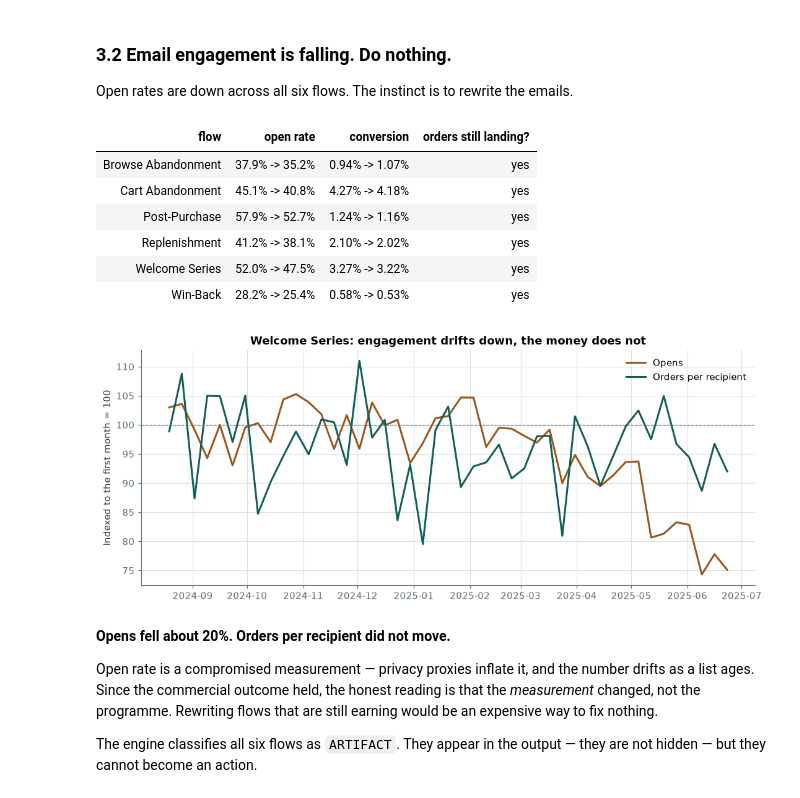
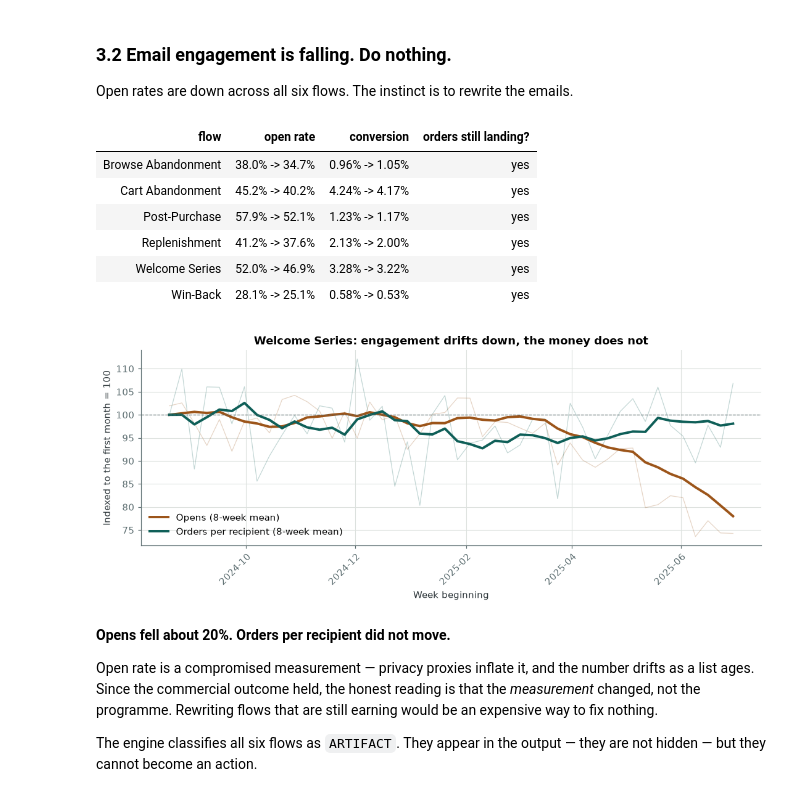
Before and after one commit to NguyenIslandBoy/ecommerce-trading-engine, a Jupyter notebook: notebooks/walkthrough.ipynb, the cells around one changed output. Saved outputs shown, nothing was run; the diff lists cells and outputs as text; code cells hidden in the pictures.

```diff
--- a/notebooks/walkthrough.ipynb
+++ b/notebooks/walkthrough.ipynb
@@ -30,6 +30,7 @@ from pathlib import Path
 warnings.filterwarnings("ignore")
 sys.path.insert(0, str(Path.cwd().parent))
 
+import matplotlib.dates as mdates
 import matplotlib.pyplot as plt
 import numpy as np
 import pandas as pd
@@ -48,8 +49,22 @@ plt.rcParams.update({
     "legend.frameon": False,
 })
 
+def date_axis(ax, label, fmt="%Y-%m", locator=None, rotation=45):
+    # A readable date axis: named, formatted, and angled so ticks never collide.
+    # Matplotlib draws date ticks horizontally by default, and they overlap as
+    # soon as the labels are wider than the spacing - immediately, for YYYY-MM.
+    if locator is not None:
+        ax.xaxis.set_major_locator(locator)
+    ax.xaxis.set_major_formatter(mdates.DateFormatter(fmt))
+    ax.set_xlabel(label)
+    for tick in ax.get_xticklabels():
+        tick.set_rotation(rotation)
+        tick.set_horizontalalignment("right")
+        tick.set_rotation_mode("anchor")
+
+
 warehouse = Warehouse()
-ctx = warehouse.at(warehouse.last_day)
+ctx = warehouse.at(warehouse.latest_cursor)
 
 print(f"Warehouse loaded, as of {warehouse.last_day}")
 print(f"  {len(warehouse.daily):,} daily trading rows   "
@@ -253,42 +279,56 @@ Open rates are down across all six flows. The instinct is to rewrite the emails.
 # %%
 email = ctx.email.copy()
 email["week_start"] = pd.to_datetime(email["week_start"])
 rows = []
 for flow, group in email.groupby("flow_name"):
     group = group.sort_values("week_start").iloc[7:]
     opens = group["open_rate"].dropna().astype(float)
     conv = group["conversion_rate"].dropna().astype(float)
     half = len(opens) // 2
     rows.append({
         "flow": flow,
         "open rate": f"{100*opens.iloc[:half].mean():.1f}% -> {100*opens.iloc[half:].mean():.1f}%",
         "conversion": f"{100*conv.iloc[:half].mean():.2f}% -> {100*conv.iloc[half:].mean():.2f}%",
         "orders still landing?": "yes" if conv.iloc[half:].mean() > 0.9 * conv.iloc[:half].mean() else "check",
     })
 display(pd.DataFrame(rows).style.hide(axis="index"))
 
 focus = email[email["flow_name"] == "Welcome Series"].sort_values("week_start").iloc[7:]
 fig, ax = plt.subplots()
-base_open = focus["open_rate"].iloc[:4].mean()
-base_conv = focus["conversion_rate"].iloc[:4].mean()
-ax.plot(focus["week_start"], 100 * focus["open_rate"] / base_open, color=SIGNAL, lw=2,
-        label="Opens")
-ax.plot(focus["week_start"], 100 * focus["conversion_rate"] / base_conv, color=INK, lw=2,
-        label="Orders per recipient")
+
+# Indexed to each series' own 8-week mean at the start of the visible window, so
+# the two sit on one scale despite open rate being ~52% and conversion ~3.3%.
+base_open = float(focus["open_rate_8w"].iloc[0])
+base_conv = float(focus["conversion_rate_8w"].iloc[0])
+
+# Raw weekly values faintly, so the noise is visible rather than hidden...
+ax.plot(focus["week_start"], 100 * focus["open_rate"] / base_open,
+        color=SIGNAL, lw=0.8, alpha=0.25)
+ax.plot(focus["week_start"], 100 * focus["conversion_rate"] / base_conv,
+        color=INK, lw=0.8, alpha=0.25)
+
+# ...and the 8-week trailing mean boldly, which is where the trend actually is.
+# Plotted raw, week to week, these two lines are indistinguishable noise and the
+# whole point of the chart disappears.
+ax.plot(focus["week_start"], 100 * focus["open_rate_8w"] / base_open,
+        color=SIGNAL, lw=2.6, label="Opens (8-week mean)")
+ax.plot(focus["week_start"], 100 * focus["conversion_rate_8w"] / base_conv,
+        color=INK, lw=2.6, label="Orders per recipient (8-week mean)")
 ax.axhline(100, color=MUTED, lw=0.8, ls="--")
 ax.set_ylabel("Indexed to the first month = 100")
 ax.set_title("Welcome Series: engagement drifts down, the money does not")
+date_axis(ax, "Week beginning", locator=mdates.MonthLocator(interval=2))
 ax.legend()
 plt.tight_layout(); plt.show()
 # %% [output]
 | flow | open rate | conversion | orders still landing? |
-| Browse Abandonment | 37.9% -> 35.2% | 0.94% -> 1.07% | yes |
-| Cart Abandonment | 45.1% -> 40.8% | 4.27% -> 4.18% | yes |
-| Post-Purchase | 57.9% -> 52.7% | 1.24% -> 1.16% | yes |
-| Replenishment | 41.2% -> 38.1% | 2.10% -> 2.02% | yes |
-| Welcome Series | 52.0% -> 47.5% | 3.27% -> 3.22% | yes |
-| Win-Back | 28.2% -> 25.4% | 0.58% -> 0.53% | yes |
+| Browse Abandonment | 38.0% -> 34.7% | 0.96% -> 1.05% | yes |
+| Cart Abandonment | 45.2% -> 40.2% | 4.24% -> 4.17% | yes |
+| Post-Purchase | 57.9% -> 52.1% | 1.23% -> 1.17% | yes |
+| Replenishment | 41.2% -> 37.6% | 2.13% -> 2.00% | yes |
+| Welcome Series | 52.0% -> 46.9% | 3.28% -> 3.22% | yes |
+| Win-Back | 28.1% -> 25.1% | 0.58% -> 0.53% | yes |
-[figure, old version]
+[figure, new version]
 # %% [markdown]
 **Opens fell about 20%. Orders per recipient did not move.**
 
```
Also changed, not shown: parts of 8 cells of this notebook.
